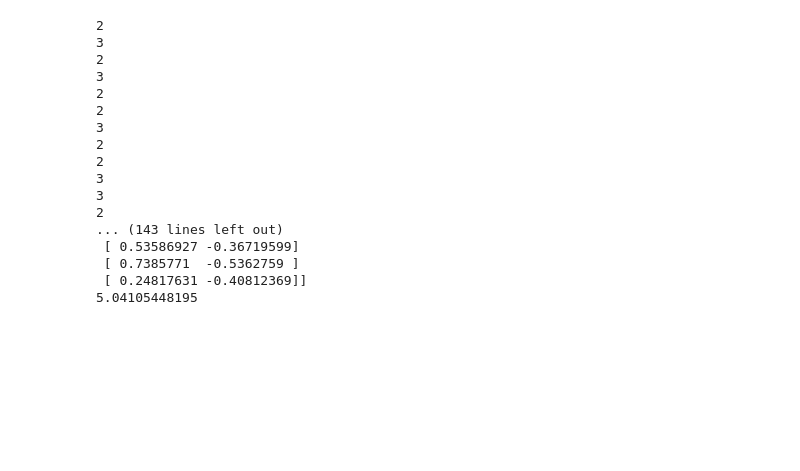
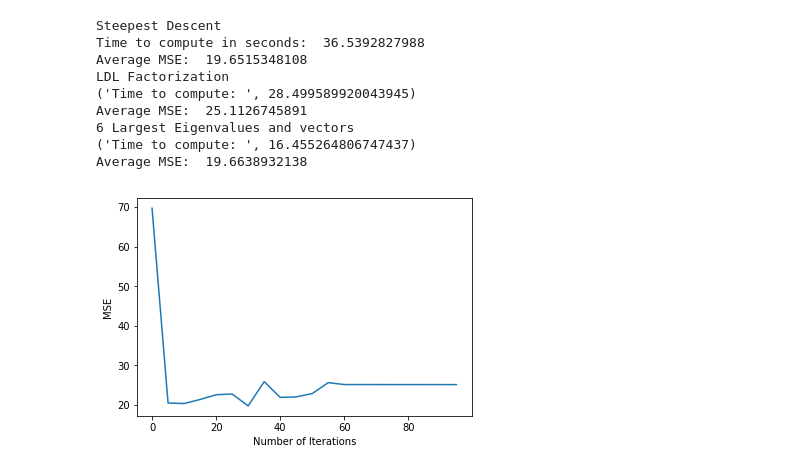
Before and after one commit to JihoonAndyKim/CME307SNL, a Jupyter notebook: Problem 4.ipynb, the cells around one changed output. Cells and saved outputs as stored; diff of their text form; code cells hidden in the pictures; blank space fills up the shorter version.

```diff
--- a/Problem 4.ipynb
+++ b/Problem 4.ipynb
@@ -329,52 +326,53 @@ for i in range(n):
 # for i in range(2):
 import time
 
-print "Point: ", p
-
 print "Steepest Descent"
 start = time.time()
-soln = steepest_descent(phi, dphi, A, X, b, 100, npoints, n)
+soln = steepest_descent(phi, dphi, A, X, b, 200, npoints, n)
 Solution = soln[0:n, n:n + npoints].transpose()
 end = time.time()
 print "Time to compute in seconds: ", end - start
-print Solution
-print np.linalg.norm(p - Solution)
+print "Average MSE: ", np.linalg.norm(p - Solution)
 
 print "LDL Factorization"
 start = time.time()
-soln = steepest_descent_ldl(phi, ddphi, A, X, b, 30, npoints, n)
+soln = steepest_descent_ldl(phi, ddphi, A, X, b, 200, npoints, n)
 Solution = soln[0:n, n:n + npoints].transpose()
 end = time.time()
 print("Time to compute: ", end - start)
-print Solution
-print np.linalg.norm(p - Solution)
+print "Average MSE: ", np.linalg.norm(p - Solution)
 
 print "6 Largest Eigenvalues and vectors"
 start = time.time()
-soln = steepest_descent_largest_evals(phi, ddphi, A, X, b, 30, npoints, n)
+soln = steepest_descent_largest_evals(phi, ddphi, A, X, b, 200, npoints, n)
 Solution = soln[0:n, n:n + npoints].transpose()
 end = time.time()
 print("Time to compute: ", end - start)
-print Solution
-print np.linalg.norm(p - Solution)
+print "Average MSE: ", np.linalg.norm(p - Solution)
 # %% [output]
-2
-3
-2
-3
-2
-2
-3
-2
-2
-3
-3
-2
-... (143 lines left out)
- [ 0.53586927 -0.36719599]
- [ 0.7385771  -0.5362759 ]
- [ 0.24817631 -0.40812369]]
-5.04105448195
+Steepest Descent
+Time to compute in seconds:  36.5392827988
+Average MSE:  19.6515348108
+LDL Factorization
+('Time to compute: ', 28.499589920043945)
+Average MSE:  25.1126745891
+6 Largest Eigenvalues and vectors
+('Time to compute: ', 16.455264806747437)
+Average MSE:  19.6638932138
+# %%
+iterList = [i for i in range(0, 100, 5)]
+MSEGraph = []
+for it in iterList:
+    soln = steepest_descent_ldl(phi, ddphi, A, X, b, it, npoints, n)
+    Solution = soln[0:n, n:n + npoints].transpose()
+    MSEGraph.append(np.linalg.norm(p - Solution))
+
+plt.plot(iterList, MSEGraph)
+plt.xlabel("Number of Iterations")
+plt.ylabel("MSE")
+plt.show()
+# %% [output]
+[figure, added]
 # %%
 %pylab inline --no-import-all
 if(n == 2):
```
Also changed, not shown: parts of 4 cells of this notebook, 2 other files.
